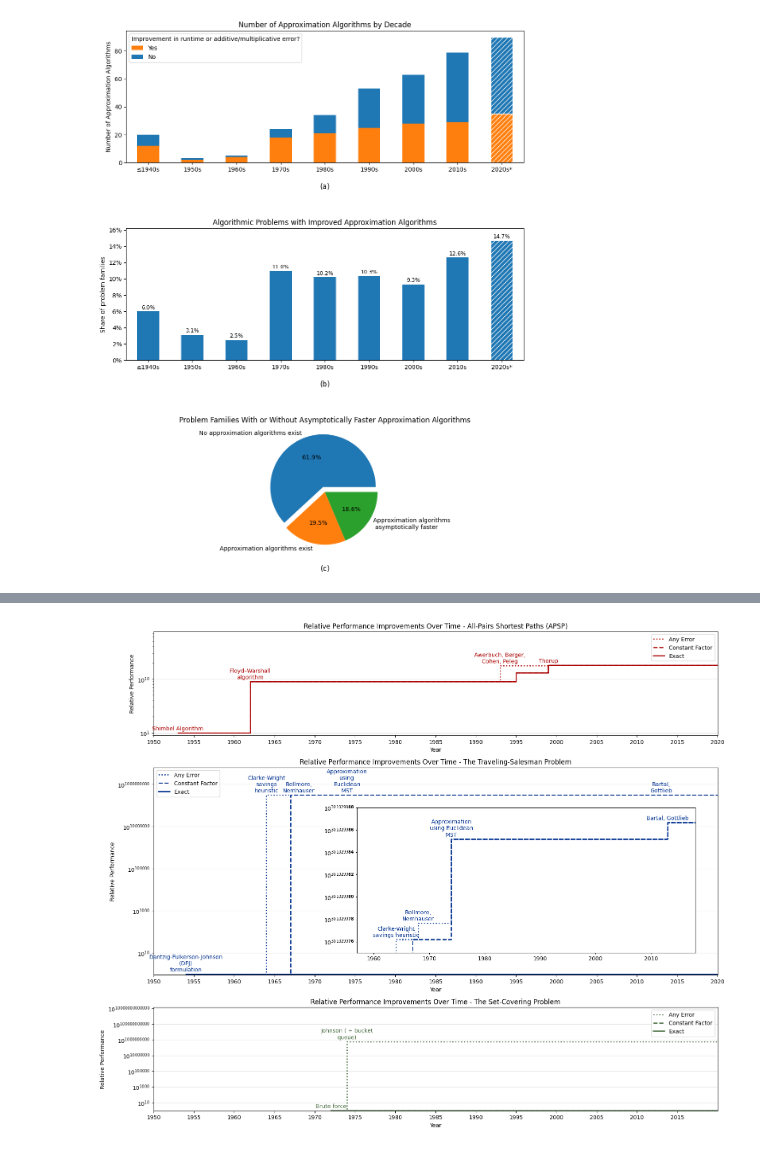
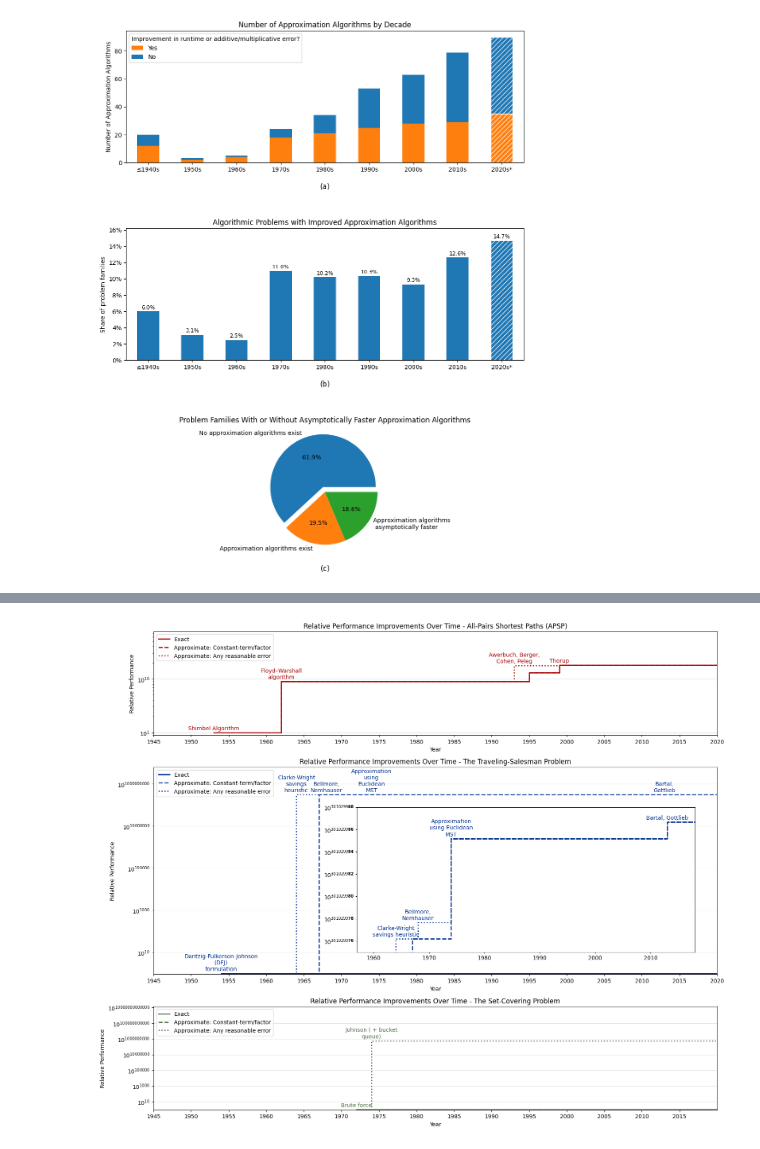
Before and after one commit to andrewlucasgs/approximation-algorithms, a Jupyter notebook: generate_figures.ipynb, the cells around one changed output, grey strips where cells are left out. Cells and saved outputs as stored; diff of their text form; code cells hidden in the pictures.

Commit message:
Update figures

```diff
--- a/generate_figures.ipynb
+++ b/generate_figures.ipynb
@@ -340,11 +340,11 @@ colors = [
 
 # Plot 1 - All-Pairs Shortest Paths (APSP)
 def plot_family_data(exact_filtered, constant_factor_filtered, any_error_filtered, label_prefix, color, axis):
+    axis.step(exact_filtered['Year'], exact_filtered['Relative Improvement'], where='post', label=f'Exact', color=color[0], linewidth=2, linestyle='solid')
+    axis.step(constant_factor_filtered['Year'], constant_factor_filtered['Relative Improvement'], where='post', label=f'Constant Factor', color=color[0],
+              linewidth=2, linestyle='dashed')
     axis.step(any_error_filtered['Year'], any_error_filtered['Relative Improvement'], where='post', label=f'Any Error', color=color[0],
               linewidth=2, linestyle='dotted')
-    axis.step(constant_factor_filtered['Year'], constant_factor_filtered['Relative Improvement'], where='post', label=f'Constant Factor', color=color[0],
-              linewidth=2, linestyle='dashed')
-    axis.step(exact_filtered['Year'], exact_filtered['Relative Improvement'], where='post', label=f'Exact', color=color[0], linewidth=2, linestyle='solid')
 
     for i, row in any_error_filtered.iterrows():
         if i == len(any_error_filtered) - 1:
@@ -363,13 +363,14 @@ plot_family_data(APSP_exact_filtered, APSP_constant_factor_filtered, APSP_any_er
 axs[0].set_xlabel('Year')
 axs[0].set_ylabel('Relative Performance')
 axs[0].set_title('Relative Performance Improvements Over Time - All-Pairs Shortest Paths (APSP)')
-axs[0].set_xlim(1950, 2020)
-axs[0].set_xticks(np.arange(1950, 2021, 5))
+axs[0].set_xlim(1945, 2020)
+axs[0].set_xticks(np.arange(1945, 2021, 5))
 axs[0].set_yscale('log')
 axs[0].margins(x=0, y=0.5)
 axs[0].legend()
 axs[0].set_ylim(bottom=0.9)
 axs[0].grid(True, which='major', axis='y', linestyle='-', color='#DDD')
+axs[0].legend(['Exact', 'Approximate: Constant-term/factor', 'Approximate: Any reasonable error'], loc='upper left')
 
 # Plot 2 - The Traveling-Salesman Problem (TSP) with Inset
 # Load TSP data
@@ -382,8 +383,8 @@ plot_family_data(TSP_exact_filtered, TSP_constant_factor_filtered, TSP_any_error
 axs[1].set_xlabel('Year')
 axs[1].set_ylabel('Relative Performance')
 axs[1].set_title('Relative Performance Improvements Over Time - The Traveling-Salesman Problem')
-axs[1].set_xlim(1950, 2020)
-axs[1].set_xticks(np.arange(1950, 2021, 5))
+axs[1].set_xlim(1945, 2020)
+axs[1].set_xticks(np.arange(1945, 2021, 5))
 axs[1].set_yscale('log')
 axs[1].margins(x=0, y=0.5)
 axs[1].legend()
@@ -410,6 +411,7 @@ def y_format_highlight_last_digits(val, pos):
     return label
 axs[1].yaxis.set_major_formatter(plt.FuncFormatter(y_format))
 axs[1].set_axisbelow(True)
+axs[1].legend(['Exact', 'Approximate: Constant-term/factor', 'Approximate: Any reasonable error'], loc='upper left')
 
 # Create the inset plot
 ax_inset = inset_axes(axs[1], width="60%", height="70%", loc="lower right", borderpad=4)
@@ -433,33 +435,35 @@ ax_inset.tick_params(axis='both', which='both', length=2)
 # mark_inset(axs[1], ax_inset, loc1=2, loc2=1, fc="none", ec="0.5", linestyle='--')
 
 # Plot 3 - The Set-Covering Problem (SCP)
 # Load SCP data
 SCP_exact_filtered = pd.read_csv('datasets/SCP_exact_filtered.csv')
 SCP_constant_factor_filtered = pd.read_csv('datasets/SCP_constant_factor_filtered.csv')
 SCP_any_error_filtered = pd.read_csv('datasets/SCP_any_error_filtered.csv')
 
 # Plot SCP data in the third row
 plot_family_data(SCP_exact_filtered, SCP_constant_factor_filtered, SCP_any_error_filtered, 'SCP', colors[2], axs[2])
 axs[2].set_xlabel('Year')
 axs[2].set_ylabel('Relative Performance')
 axs[2].set_title('Relative Performance Improvements Over Time - The Set-Covering Problem')
-axs[2].set_xlim(1950, 2020)
-axs[2].set_xticks(np.arange(1950, 2020, 5))
+axs[2].set_xlim(1945, 2020)
+axs[2].set_xticks(np.arange(1945, 2020, 5))
 axs[2].set_yscale('log')
 axs[2].margins(x=0, y=0.5)
 axs[2].legend()
 axs[2].set_ylim(bottom=0.9)
 axs[2].grid(True, which='major', axis='y', linestyle='-', color='#DDD')
+axs[2].legend(['Exact', 'Approximate: Constant-term/factor', 'Approximate: Any reasonable error'], loc='upper left')
+
 
 # Custom y-axis formatter for all plots
 for ax in axs:
     ax.yaxis.set_major_formatter(plt.FuncFormatter(y_format))
     ax.set_axisbelow(True)
 
 # Show the combined plot with inset
 plt.tight_layout()
 plt.savefig('figures/figure 3.png', bbox_inches='tight')
 
 plt.show()
 # %% [output]
-[figure, old version]
+[figure, new version]
```
Also changed, not shown: parts of 1 cell of this notebook, 7 other files.
